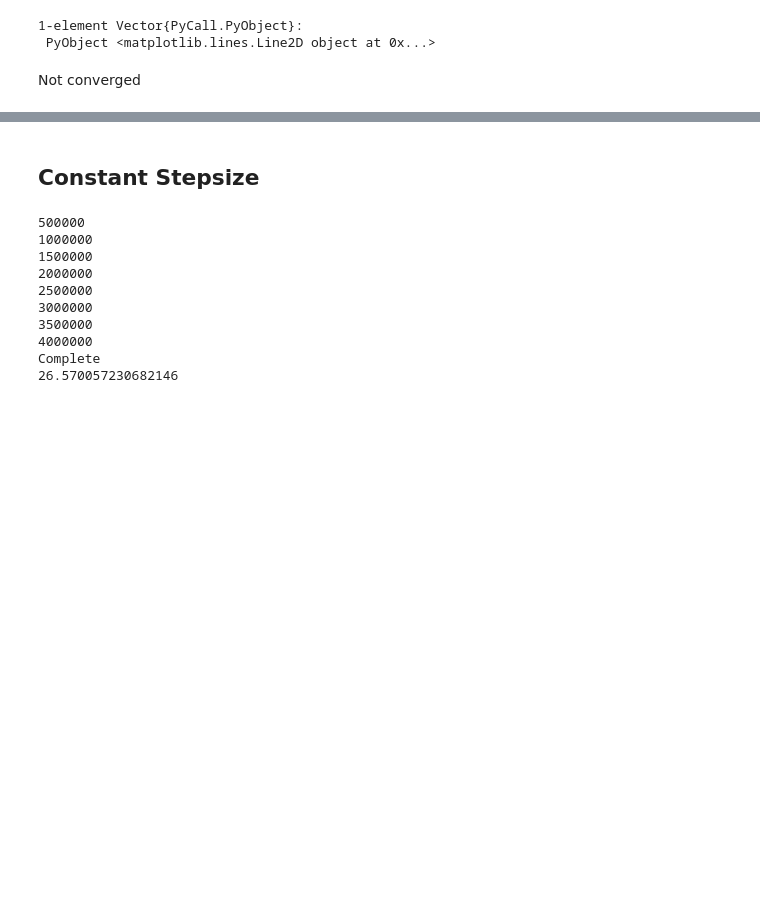
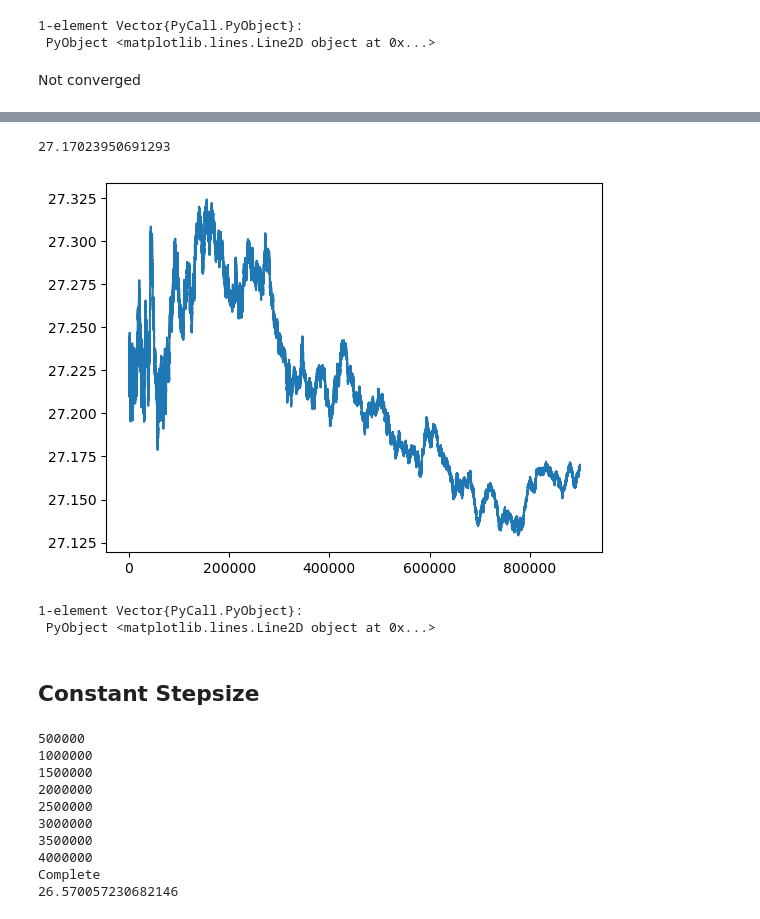
Before and after one commit to fairleyl/PhD-Code, a Jupyter notebook: Problem-Suite-NewVFA.ipynb, the cells around one changed output, grey strips where cells are left out. Drawn from its saved outputs; the diff is of its cells as text; code cells hidden in the pictures; blank space fills up the shorter version.

```diff
--- a/Problem-Suite-NewVFA.ipynb
+++ b/Problem-Suite-NewVFA.ipynb
@@ -5290,16 +5290,6 @@ function gEvaluationNewVFA(N,alpha_d, alpha_r, beta, tau, c0, c1, r, nMax, ve, v
     #do nMax iterations of AVI
     for n in 1:nMax
 
-        #update numVisits
-        substates = subStates(s, N, flows)
-        sis = substates[1]
-        sn = substates[2]
-        for i in 1:N
-            numVisitsE[i,sis[i]] += 1
-        end
-
-        numVisitsN[sn] += 1
-
         #formulate optimal action and v value
         optAandV = smarActionAndVFromNewVFA(s, flows, N,alpha_d, alpha_r, beta, tau, c0, c1, r, ve, vn, g)
         optA = optAandV[1]
@@ -5307,7 +5297,7 @@ function gEvaluationNewVFA(N,alpha_d, alpha_r, beta, tau, c0, c1, r, nMax, ve, v
         #update state, flows and g
         if optA == zeros(Int64, N)
             #find simulated next state, cost, flows and sampled sojourn time
-            result = updateStateAndFlowsCont(s,bestA,N,alpha_d, alpha_r, beta, tau, c0, c1, r, flows)
+            result = updateStateAndFlowsCont(s,optA,N,alpha_d, alpha_r, beta, tau, c0, c1, r, flows)
             sPrime = result[1]
             c = result[2]
             s = sPrime
@@ -5318,7 +5308,7 @@ function gEvaluationNewVFA(N,alpha_d, alpha_r, beta, tau, c0, c1, r, nMax, ve, v
             timePassed += time
             g = runningTotal/timePassed
         else
-            s = s - bestA
+            s = s - optA
         end
 
         push!(gs, g)
@@ -5398,5 +5384,18 @@ PyPlot.plot(vs0Hist)
 1-element Vector{PyCall.PyObject}:
  PyObject <matplotlib.lines.Line2D object at 0x...>
+# %%
+evalNMax = 1000000
+g0 = resultNewVFA[3]
+gs = gEvaluationNewVFA(N,alpha_d, alpha_r, beta, tau, c0, c1, r, evalNMax, ve, vn, g0; printProgress = false, modCounter = 100000)
+gs[1]
+# %% [output]
+27.17023950691293
+# %%
+PyPlot.plot(gs[2][100000:evalNMax])
+# %% [output]
+[figure, added]
+1-element Vector{PyCall.PyObject}:
+ PyObject <matplotlib.lines.Line2D object at 0x...>
 # %% [markdown]
 ## Constant Stepsize
 # %%
```
Also changed, not shown: parts of 9 cells of this notebook.
